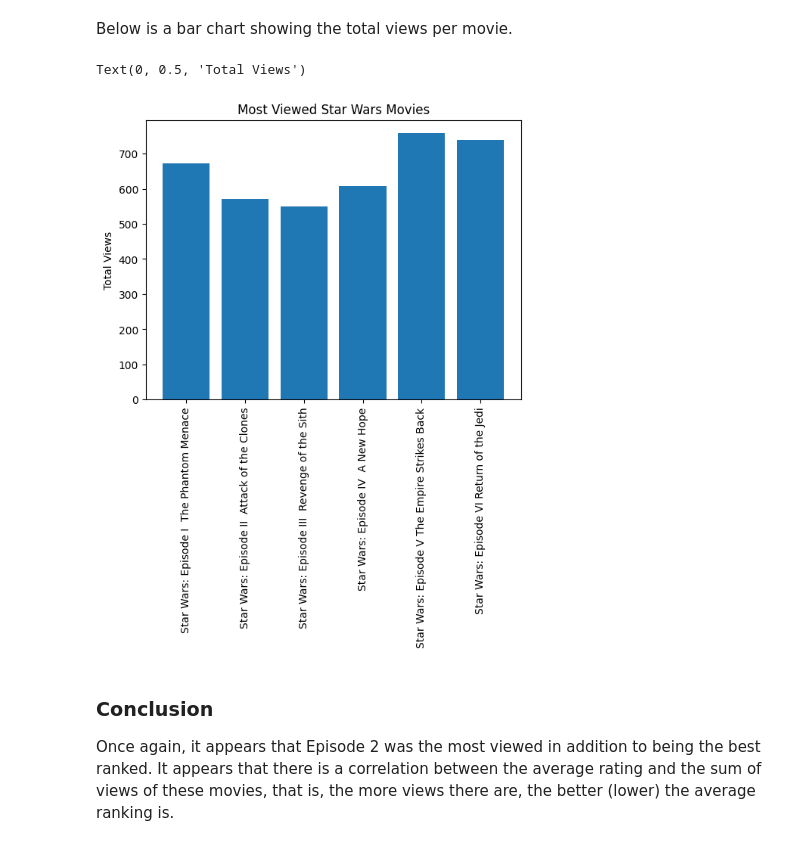
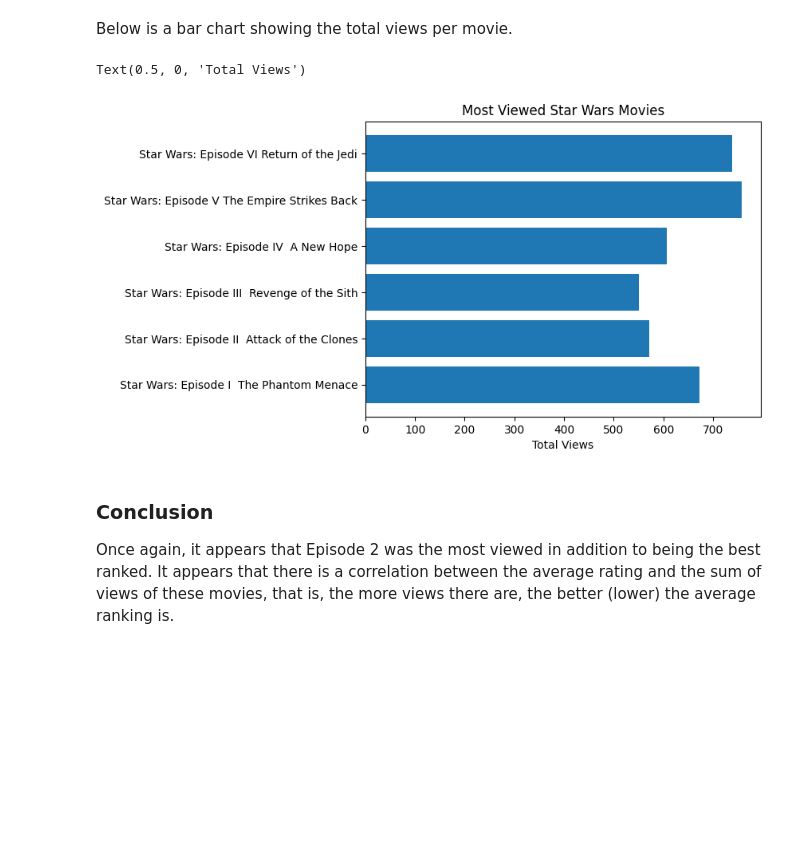
Before and after one commit to skillspark/learn-data-analysis, a Jupyter notebook: StarWars.ipynb, the cells around one changed output. Cells and saved outputs as stored; diff of their text form; code cells hidden in the pictures; blank space fills up the shorter version.

```diff
--- a/StarWars.ipynb
+++ b/StarWars.ipynb
@@ -222,14 +220,12 @@ Below is a bar chart showing the total views per movie.
 # %%
 # show a bar chart to compare each movie's total views
 
-plt.bar(range(6), most_views)
+plt.barh(y=eps, width=most_views)
 plt.title('Most Viewed Star Wars Movies')
-plt.xticks([0,1,2,3,4,5],eps)
-plt.xticks(rotation=90)
-plt.ylabel('Total Views')
+plt.xlabel('Total Views')
 # %% [output]
-Text(0, 0.5, 'Total Views')
+Text(0.5, 0, 'Total Views')
-[figure, old version]
+[figure, new version]
 # %% [markdown]
 ### Conclusion
 Once again, it appears that Episode 2 was the most viewed in addition to being the best ranked.
```
Also changed, not shown: parts of 2 cells of this notebook.
